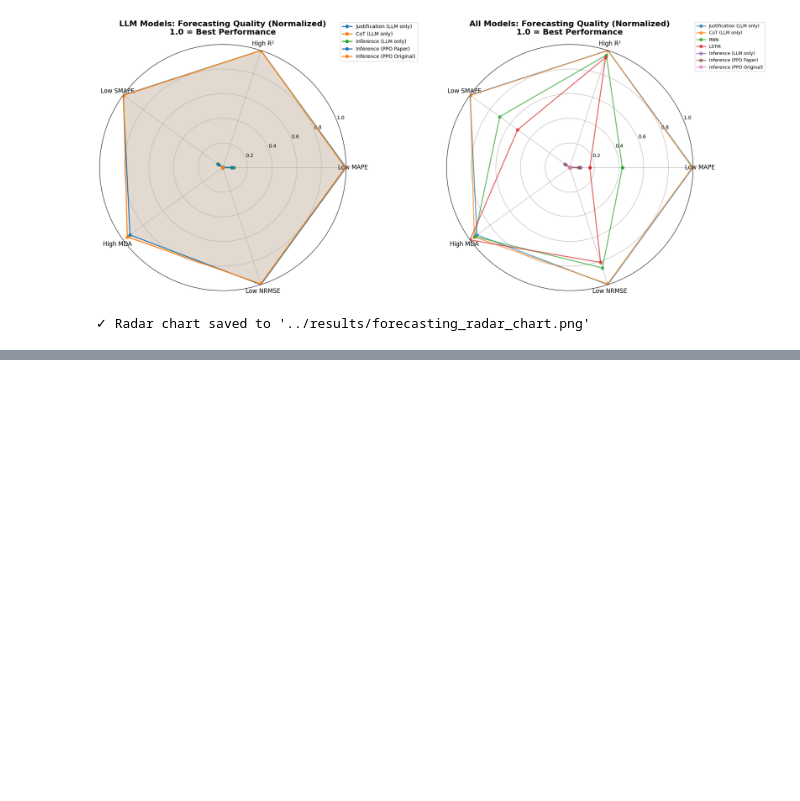
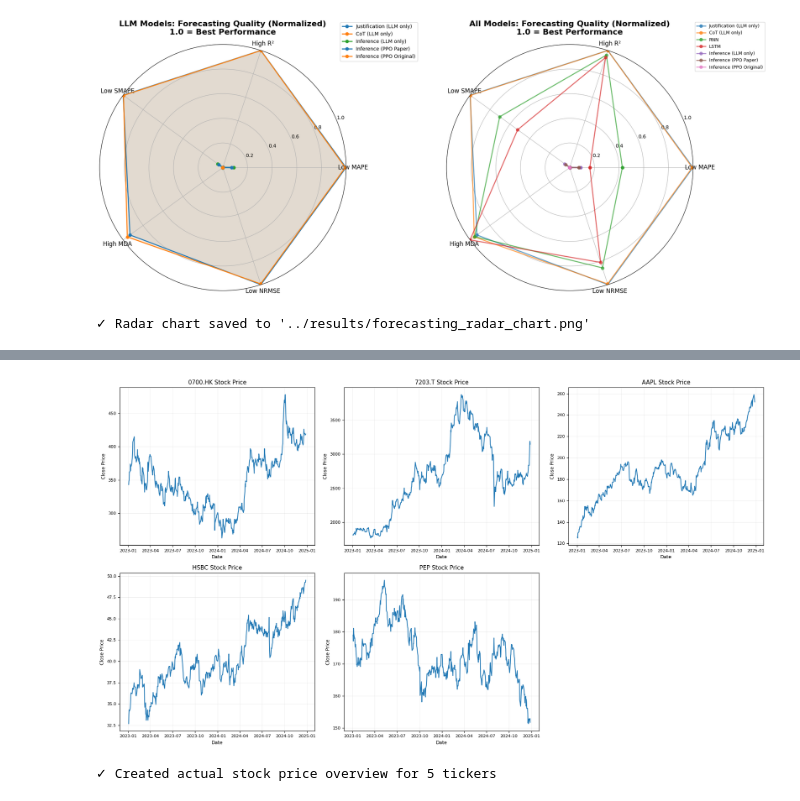
Before and after one commit to ajiayi-debug/StockPPOLLMresearch, a Jupyter notebook: model/llm_results.ipynb, the cells around one changed output, grey strips where cells are left out. Cells and saved outputs as stored; diff of their text form; code cells hidden in the pictures; blank space fills up the shorter version.

Commit message:
feat: model comparison vs actual close prices

```diff
--- a/model/llm_results.ipynb
+++ b/model/llm_results.ipynb
@@ -23,19 +23,24 @@ def parse_prompt_data(prompt_text):
     data = {}
 
     for line in lines:
-        if 'TICKER:' in line:
+        # Use 'in data' checks to only capture the first instance of each key
+        if 'ticker' not in data and 'TICKER:' in line:
             data['ticker'] = line.split('TICKER:')[1].strip()
-        elif 'DATE:' in line:
+        elif 'date' not in data and 'DATE:' in line:
             data['date'] = line.split('DATE:')[1].strip()
-        elif 'RECENT CLOSING PRICES' in line:
+        elif 'recent_prices' not in data and 'RECENT CLOSING PRICES' in line:
             if ':' in line:
                 prices_part = line.split(':', 1)[1].strip()
                 if '(' in prices_part:
                     prices_part = prices_part.split('(')[0].strip()
                 try:
                     data['recent_prices'] = [float(p.strip()) for p in prices_part.split(',') if p.strip()]
-                except (ValueError, AttributeError): # Handle cases where prices are not valid
+                except (ValueError, AttributeError):
                     data['recent_prices'] = []
+
+        # Optimization: stop parsing if all required fields are found
+        if 'ticker' in data and 'date' in data and 'recent_prices' in data:
+            break
 
     return data
 
@@ -643,0 +656,38 @@ if forecasting_results:
+# %%
+# First, create a clean overview of actual stock prices only
+tickers_sorted = sorted(base_test_df['ticker'].unique())
+num_tickers = len(tickers_sorted)
+
+# Create subplot grid (2 rows x 3 columns)
+fig, axes = plt.subplots(2, 3, figsize=(18, 10))
+axes = axes.flatten()
+
+for idx, ticker in enumerate(tickers_sorted):
+    ax = axes[idx]
+    ticker_df = base_test_df[base_test_df['ticker'] == ticker].copy()
+    ticker_df['date'] = pd.to_datetime(ticker_df['date']).dt.tz_localize(None)
+    ticker_df = ticker_df.sort_values('date')
+
+    # Plot actual price (blue line matching reference style)
+    ax.plot(ticker_df['date'], ticker_df['actual_price'], color='#1f77b4', linewidth=1.5)
+
+    # Styling to match reference image
+    ax.set_title(f'{ticker} Stock Price', fontsize=11, fontweight='normal')
+    ax.set_xlabel('Date', fontsize=9)
+    ax.set_ylabel('Close Price', fontsize=9)
+    ax.tick_params(labelsize=8)
+    ax.grid(True, alpha=0.3, linestyle='-', linewidth=0.5)
+    ax.tick_params(axis='x', rotation=0)
+
+# Hide any unused subplots
+for idx in range(num_tickers, len(axes)):
+    axes[idx].axis('off')
+
+plt.tight_layout()
+plt.savefig('../results/stock_prices_actual_only.png', dpi=300, bbox_inches='tight')
+plt.show()
+
+print(f"✓ Created actual stock price overview for {num_tickers} tickers")
+# %% [output]
+[figure, added]
+✓ Created actual stock price overview for 5 tickers
```
Also changed, not shown: parts of 3 cells of this notebook.
